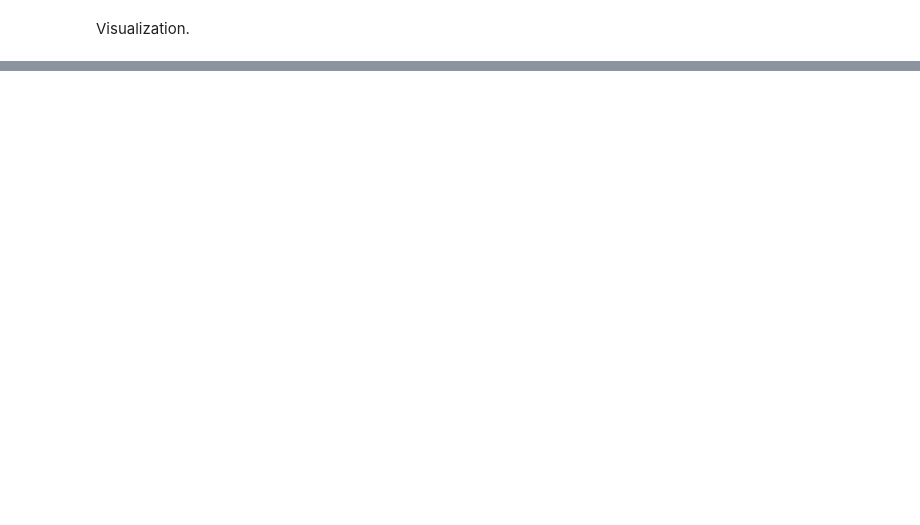
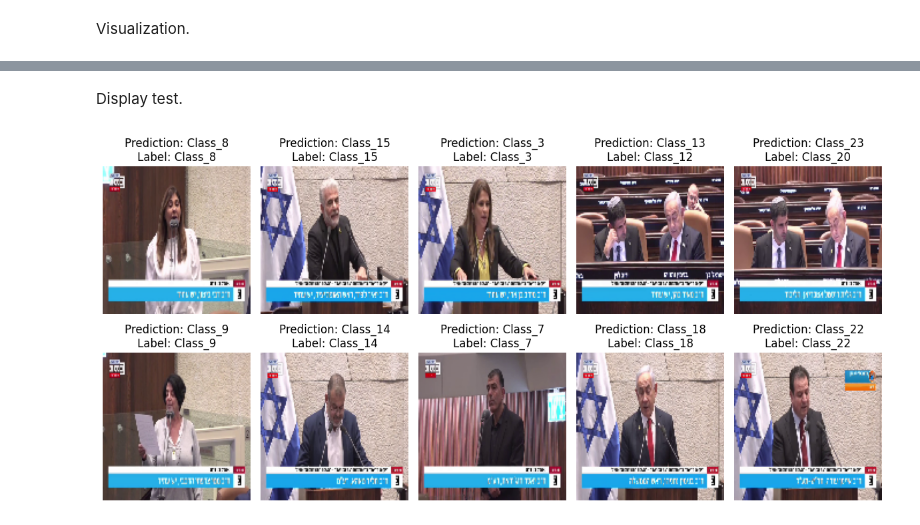
Before and after one commit to nitsansoffair/IK, a Jupyter notebook: IK.ipynb, the cells around one changed output, grey strips where cells are left out. Cells and saved outputs as stored; diff of their text form; code cells hidden in the pictures; blank space fills up the shorter version.

```diff
--- a/IK.ipynb
+++ b/IK.ipynb
@@ -343,0 +484,39 @@ visualize_embeddings(model, train_loader)
+# %% [markdown]
+Display test.
+# %%
+import matplotlib.pyplot as plt
+import numpy as np
+
+# Get a batch of test data
+data_iter = iter(test_loader)
+images, labels = next(data_iter)
+
+# Move data to device
+images, labels = images.to(device), labels.to(device)
+
+# Get model predictions
+model.eval()
+with torch.no_grad():
+    outputs = model(images)
+    _, predicted = outputs.max(1)
+
+# Class names (modify this according to your dataset)
+class_names = {i: f"Class_{i}" for i in range(26)}  # Example: {0: "A", 1: "B", ..., 25: "Z"}
+
+# Plot images with predictions
+fig, axes = plt.subplots(2, 5, figsize=(12, 6))
+axes = axes.flatten()
+
+for i in range(10):
+    img = images[i].cpu().permute(1, 2, 0).numpy()  # Convert from (C, H, W) to (H, W, C)
+    true_label = class_names[list(labels[i]).index(1)]
+    pred_label = class_names[predicted[i].item()]
+
+    axes[i].imshow(img)
+    axes[i].set_title(f"Prediction: {pred_label}\nLabel: {true_label}")
+    axes[i].axis("off")
+
+plt.tight_layout()
+plt.show()
+# %% [output]
+[figure, added]
```
Also changed, not shown: parts of 19 cells of this notebook.
